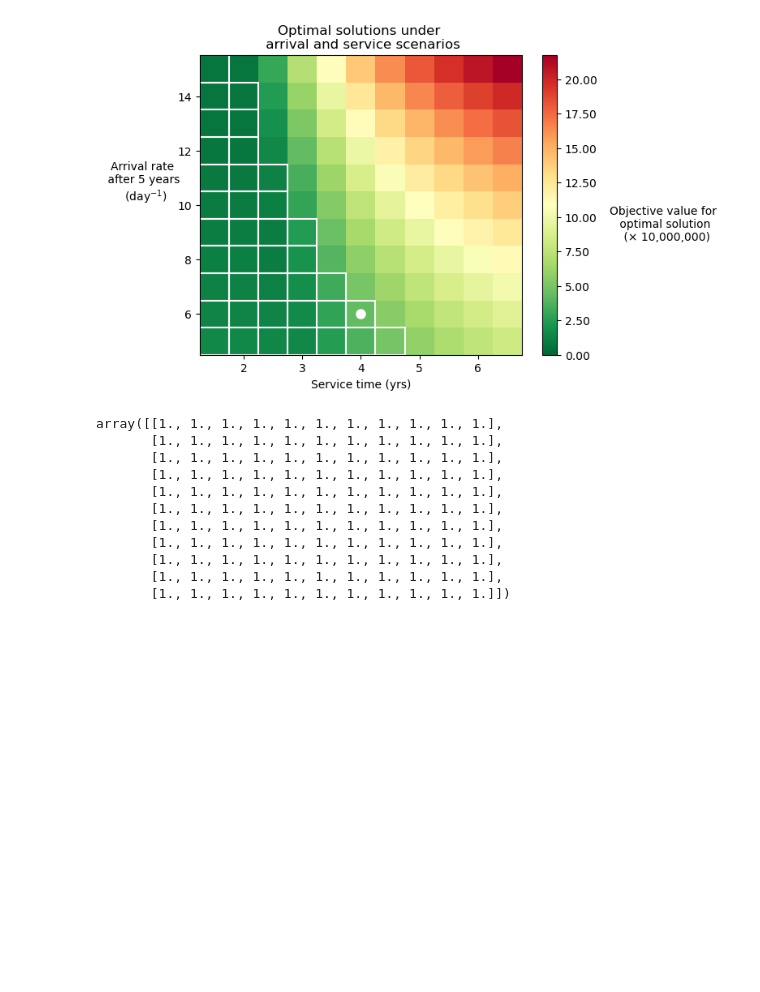
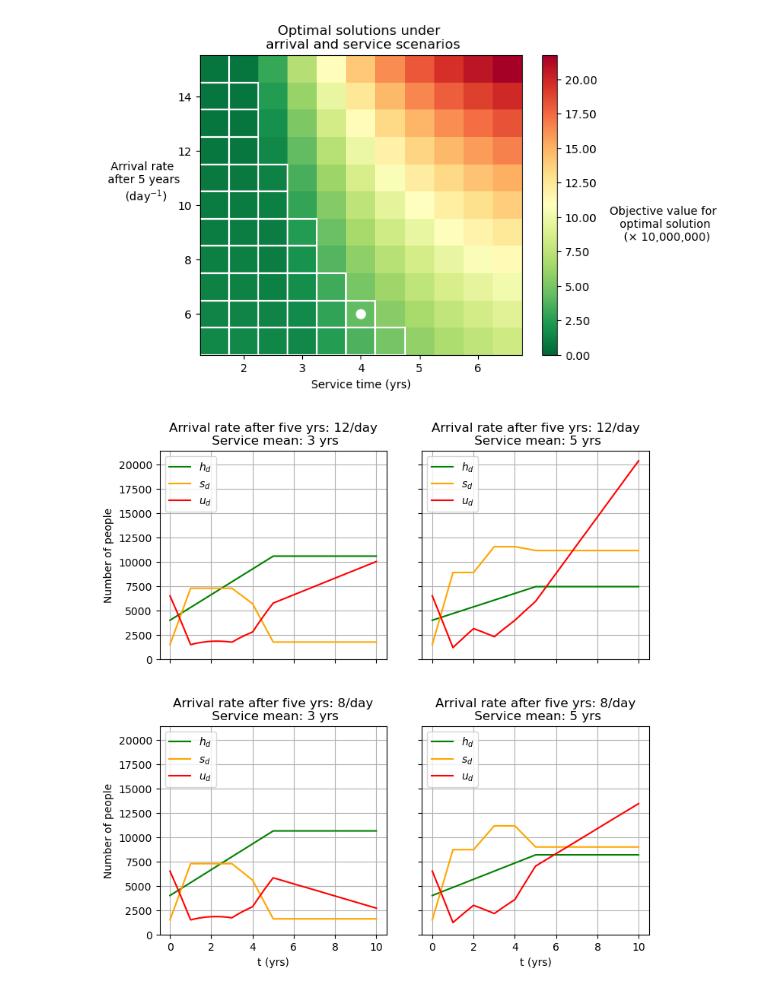
Before and after one commit to grahamburgess3/tvcp, a Jupyter notebook: NumericalResults.ipynb, the cells around one changed output. Saved outputs shown, nothing was run; the diff lists cells and outputs as text; code cells hidden in the pictures; blank space fills up the shorter version.

Commit message:
explore specific arrival/service scenarios

```diff
--- a/NumericalResults.ipynb
+++ b/NumericalResults.ipynb
@@ -470,17 +471,48 @@ plt.savefig('sensitivity_grid.pdf', dpi=300, bbox_inches='tight')
 plt.show()
 # %% [output]
 [figure]
-# %%
-results_stability
-# %% [output]
-array([[1., 1., 1., 1., 1., 1., 1., 1., 1., 1., 1.],
-       [1., 1., 1., 1., 1., 1., 1., 1., 1., 1., 1.],
-       [1., 1., 1., 1., 1., 1., 1., 1., 1., 1., 1.],
-       [1., 1., 1., 1., 1., 1., 1., 1., 1., 1., 1.],
-       [1., 1., 1., 1., 1., 1., 1., 1., 1., 1., 1.],
-       [1., 1., 1., 1., 1., 1., 1., 1., 1., 1., 1.],
-       [1., 1., 1., 1., 1., 1., 1., 1., 1., 1., 1.],
-       [1., 1., 1., 1., 1., 1., 1., 1., 1., 1., 1.],
-       [1., 1., 1., 1., 1., 1., 1., 1., 1., 1., 1.],
-       [1., 1., 1., 1., 1., 1., 1., 1., 1., 1., 1.],
-       [1., 1., 1., 1., 1., 1., 1., 1., 1., 1., 1.]])
+# %%
+# Set up problem and solve
+problems = []
+models = []
+arrival_rates = [8.0,12.0]
+service_means = [3.0,5.0]
+for arr in arrival_rates:
+    for svc in service_means:
+        data['arrival_rates'] = [10.0]*5 + [arr]*5
+        data['service_mean']['housing'] = svc
+        problems.append(do.Phi2(data, modeling_options, 'phi2', c=0.3, shelter_mode = 3))
+        problems[-1].solve('ipopt', print = False)
+        models.append(problems[-1].problem.selected_model(problems[-1].problem.data,
+                                                          {'housing' : problems[-1].h_opt, 'shelter' : problems[-1].s_opt},
+                                                          problems[-1].problem.horizon_decision,
+                                                          problems[-1].problem.horizon_extra_model))
+        models[-1].analyse(problems[-1].problem.horizon_model)
+# %%
+fig, axs = plt.subplots(2, 2,  figsize=(8, 8))
+ymax = 0
+for i in range(len(arrival_rates)):
+    for j in range(len(service_means)):# Fill each subplot
+        k=2*i+j # index
+        ymax = max(ymax, max(models[k].model.h_t + models[k].model.sh_t + models[k].model.unsh_t))
+        x = [j/365 for j in range(problems[k].problem.horizon_model*365)]
+        axs[1-i,j].plot(x, models[k].model.h_t, color = 'green')
+        axs[1-i,j].plot(x, models[k].model.sh_t, color = 'orange')
+        axs[1-i,j].plot(x, models[k].model.unsh_t, color = 'red')
+        axs[1-i,j].set(title = 'Arrival rate after five yrs: ' + str(int(arrival_rates[i])) + '/day' '\n Service mean: ' + str(int(service_means[j])) + ' yrs')
+        axs[1-i,j].legend(["$h_d$", "$s_d$", "$u_d$"], loc = 'upper left')
+
+# formatting
+for ax in axs.flat:
+    ax.set(xlabel='t (yrs)', ylabel='Number of people')
+    ax.grid()
+    ax.set_ylim(0, ymax*1.05)
+    ax.label_outer()
+
+plt.tight_layout(pad=3.0)
+
+#plt.savefig('sensitivity_four_solutions.png', dpi=1000, bbox_inches='tight')
+
+plt.show()
+# %% [output]
+[figure, added]
```
Also changed, not shown: parts of 5 cells of this notebook, 2 other files.
